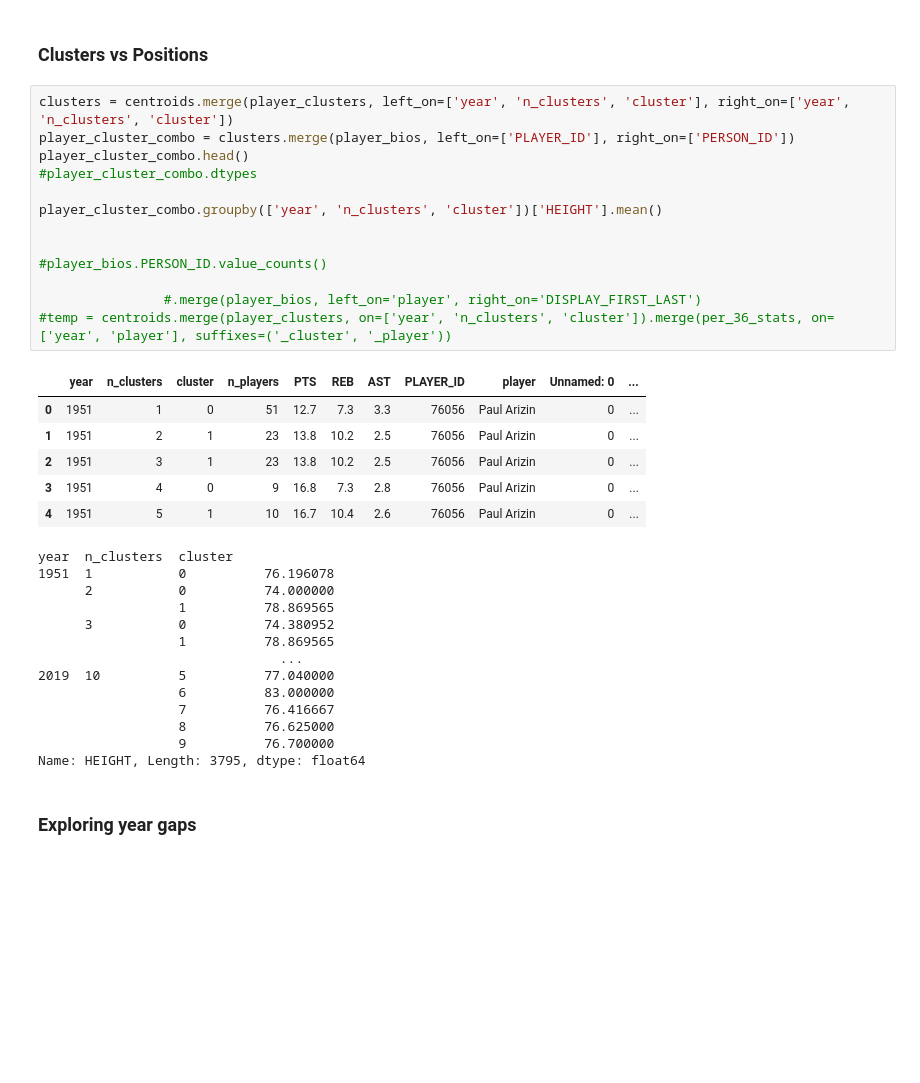
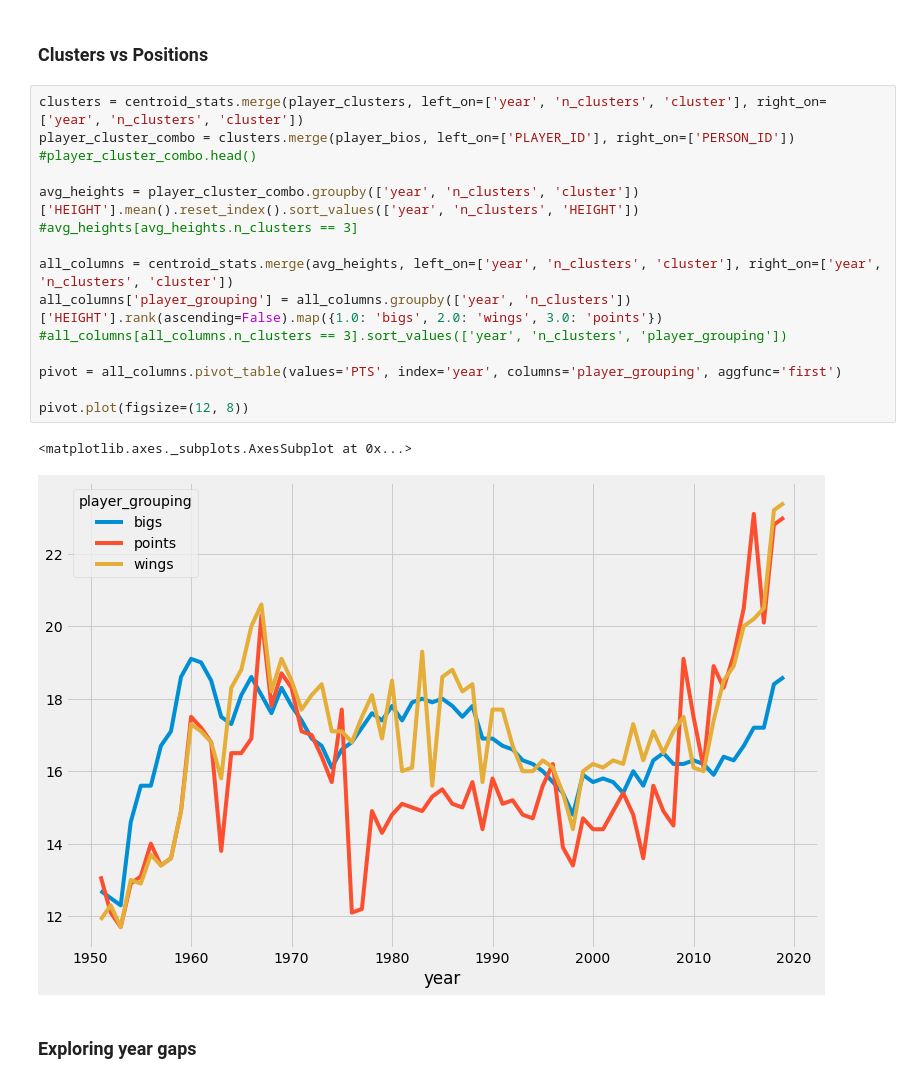
Before and after one commit to moshea93/K-Means-Player-Groupings, a Jupyter notebook: K-Means.ipynb, the cells around one changed output. Saved outputs shown, nothing was run; the diff lists cells and outputs as text; blank space fills up the shorter version.

Commit message:
implemented better height code, added graph of points by group over time

```diff
--- a/K-Means.ipynb
+++ b/K-Means.ipynb
@@ -425,38 +438,23 @@ Nope. Cluster fit was scattered through the 70s, then hit a low point in the mid
 # %% [markdown]
 ### Clusters vs Positions
 # %%
-clusters = centroids.merge(player_clusters, left_on=['year', 'n_clusters', 'cluster'], right_on=['year', 'n_clusters', 'cluster'])
+clusters = centroid_stats.merge(player_clusters, left_on=['year', 'n_clusters', 'cluster'], right_on=['year', 'n_clusters', 'cluster'])
 player_cluster_combo = clusters.merge(player_bios, left_on=['PLAYER_ID'], right_on=['PERSON_ID'])
-player_cluster_combo.head()
-#player_cluster_combo.dtypes
+#player_cluster_combo.head()
 
-player_cluster_combo.groupby(['year', 'n_clusters', 'cluster'])['HEIGHT'].mean()
+avg_heights = player_cluster_combo.groupby(['year', 'n_clusters', 'cluster'])['HEIGHT'].mean().reset_index().sort_values(['year', 'n_clusters', 'HEIGHT'])
+#avg_heights[avg_heights.n_clusters == 3]
 
+all_columns = centroid_stats.merge(avg_heights, left_on=['year', 'n_clusters', 'cluster'], right_on=['year', 'n_clusters', 'cluster'])
+all_columns['player_grouping'] = all_columns.groupby(['year', 'n_clusters'])['HEIGHT'].rank(ascending=False).map({1.0: 'bigs', 2.0: 'wings', 3.0: 'points'})
+#all_columns[all_columns.n_clusters == 3].sort_values(['year', 'n_clusters', 'player_grouping'])
 
-#player_bios.PERSON_ID.value_counts()
+pivot = all_columns.pivot_table(values='PTS', index='year', columns='player_grouping', aggfunc='first')
 
-                #.merge(player_bios, left_on='player', right_on='DISPLAY_FIRST_LAST')
-#temp = centroids.merge(player_clusters, on=['year', 'n_clusters', 'cluster']).merge(per_36_stats, on=['year', 'player'], suffixes=('_cluster', '_player'))
+pivot.plot(figsize=(12, 8))
 # %% [output]
-|  | year | n_clusters | cluster | n_players | PTS | REB | AST | PLAYER_ID | player | Unnamed: 0 | ... |
-| 0 | 1951 | 1 | 0 | 51 | 12.7 | 7.3 | 3.3 | 76056 | Paul Arizin | 0 | ... |
-| 1 | 1951 | 2 | 1 | 23 | 13.8 | 10.2 | 2.5 | 76056 | Paul Arizin | 0 | ... |
-| 2 | 1951 | 3 | 1 | 23 | 13.8 | 10.2 | 2.5 | 76056 | Paul Arizin | 0 | ... |
-| 3 | 1951 | 4 | 0 | 9 | 16.8 | 7.3 | 2.8 | 76056 | Paul Arizin | 0 | ... |
-| 4 | 1951 | 5 | 1 | 10 | 16.7 | 10.4 | 2.6 | 76056 | Paul Arizin | 0 | ... |
-year  n_clusters  cluster
-1951  1           0          76.196078
-      2           0          74.000000
-                  1          78.869565
-      3           0          74.380952
-                  1          78.869565
-                               ...
-2019  10          5          77.040000
-                  6          83.000000
-                  7          76.416667
-                  8          76.625000
-                  9          76.700000
-Name: HEIGHT, Length: 3795, dtype: float64
+<matplotlib.axes._subplots.AxesSubplot at 0x...>
+[figure, added]
 # %% [markdown]
 ### Exploring year gaps
 # %%
```
Also changed, not shown: parts of 3 cells of this notebook.
